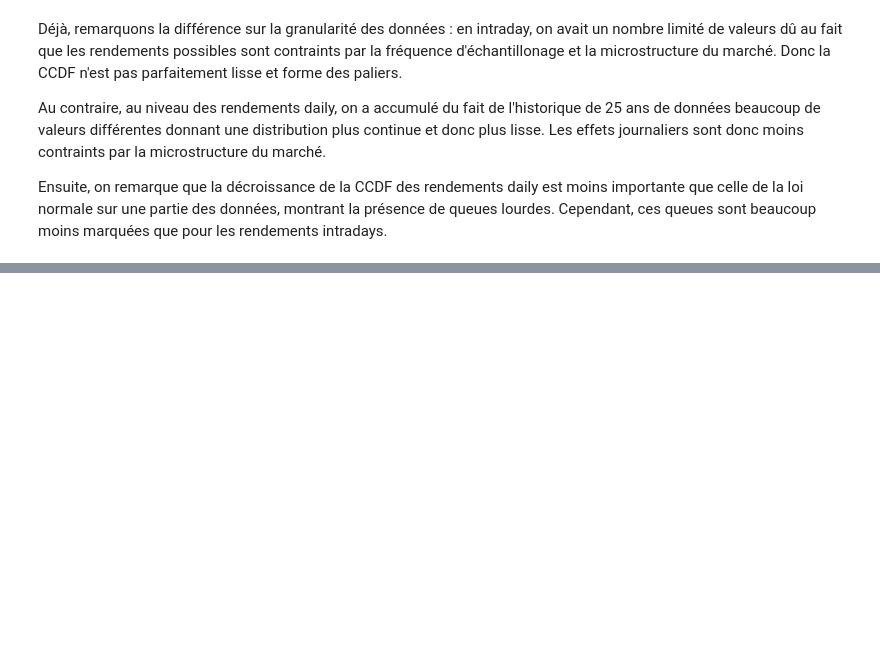
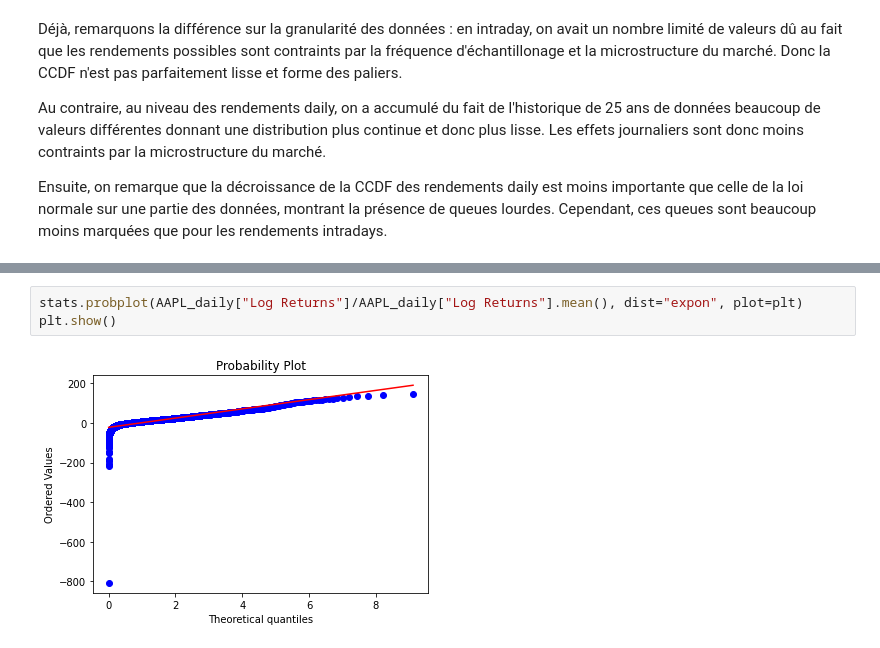
Before and after one commit to ethantrentin/Markets-Physic, a Jupyter notebook: TP1.ipynb, the cells around one changed output, grey strips where cells are left out. Cells and saved outputs as stored; diff of their text form; blank space fills up the shorter version.

```diff
--- a/TP1.ipynb
+++ b/TP1.ipynb
@@ -215,0 +223,5 @@ Ensuite, on remarque que la décroissance de la CCDF des rendements daily est mo
+# %%
+stats.probplot(AAPL_daily["Log Returns"]/AAPL_daily["Log Returns"].mean(), dist="expon", plot=plt)
+plt.show()
+# %% [output]
+[figure, added]
```
Also changed, not shown: parts of 4 cells of this notebook.
